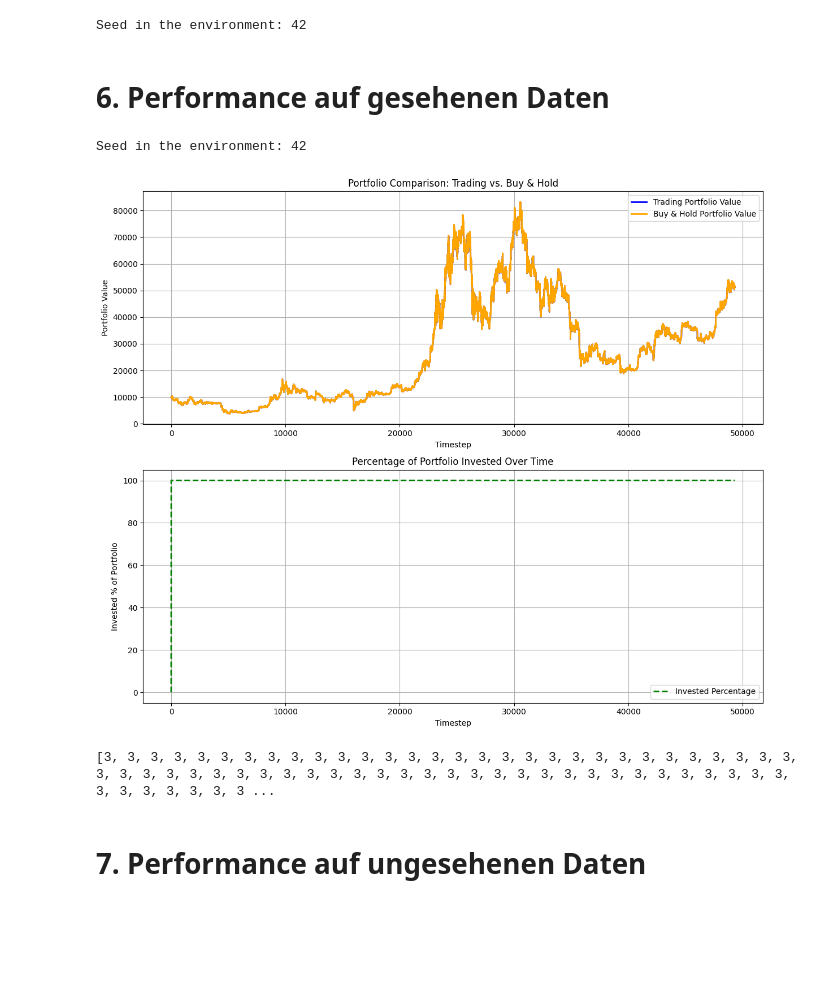
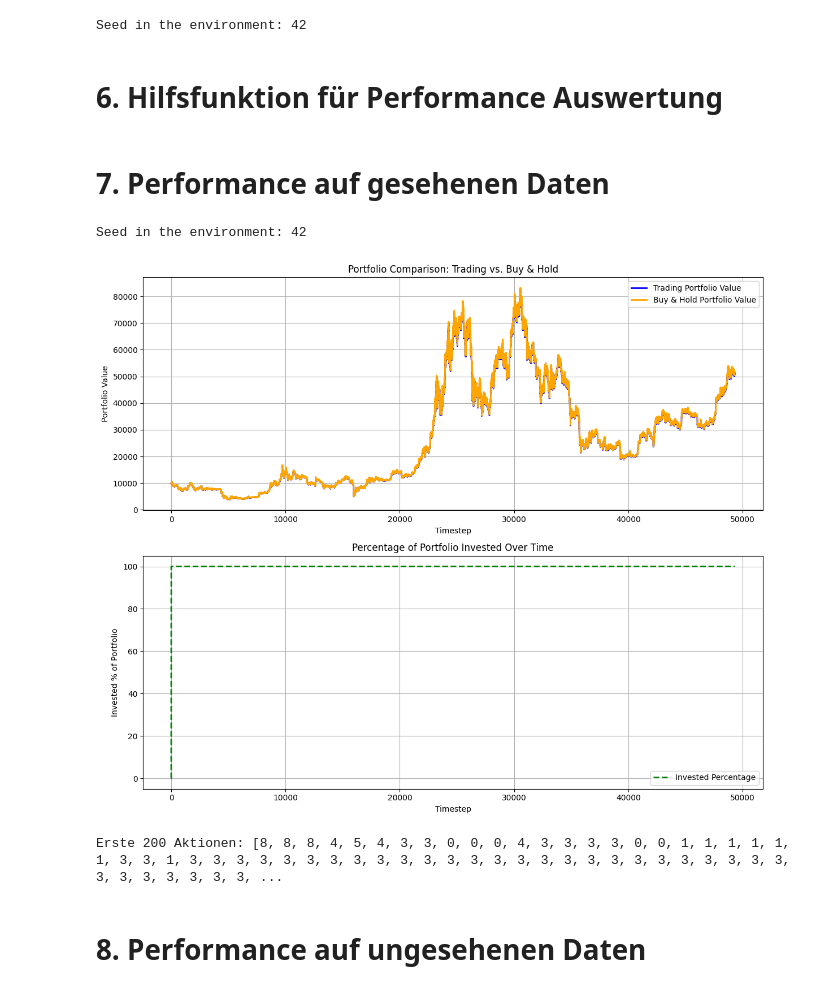
Before and after one commit to TrxtanF/Studienarbeit, a Jupyter notebook: Agents/simple_evaluation.ipynb, the cells around one changed output. Drawn from its saved outputs; the diff is of its cells as text; code cells hidden in the pictures; blank space fills up the shorter version.

Commit message:
Aktionsvergleich

```diff
--- a/Agents/simple_evaluation.ipynb
+++ b/Agents/simple_evaluation.ipynb
@@ -36,7 +36,7 @@ Daten erfolgreich eingelesen
 # %%
 A2C_model = PPO.load("A2C/a2c_trading_model.zip")
 #DQN_model = PPO.load("DQN/dqn_trading_model.zip")
-PPO_model = PPO.load("PPO/PPO_Model_Optuna_200K.zip")
+PPO_model = PPO.load("PPO/PPO_Model_Without_200K.zip")
 
 model = PPO_model
 # %% [markdown]
@@ -61,3 +61,5 @@ test_env = TradingEnv(
     )
 # %% [output]
 Seed in the environment: 42
+# %% [markdown]
+# 6. Hilfsfunktion für Performance Auswertung
@@ -64,25 +97,10 @@ Seed in the environment: 42
 # %% [markdown]
-# 6. Performance auf gesehenen Daten
+# 7. Performance auf gesehenen Daten
-# %%
-obs, info = train_env.reset(seed=SEED)
-done = False
-
-# Liste der actionen
-action_list = []
-
-while not done:
-    # Bestimme die Aktion (deterministisch)
-    action, _states = model.predict(obs, deterministic=True)
-    action = int(action)  # oder: action = action.item()
-    obs, reward, done, truncated, info = train_env.step(action)
-    action_list.append(action)
-
-# Hier wird der Zustand gerendert (z.B. als Plot). Du kannst den Render-Modus anpassen.
-train_env.render(mode='human')
-print(action_list[:200])
-# %% [output]
-Seed in the environment: 42
-[figure, removed]
-[3, 3, 3, 3, 3, 3, 3, 3, 3, 3, 3, 3, 3, 3, 3, 3, 3, 3, 3, 3, 3, 3, 3, 3, 3, 3, 3, 3, 3, 3, 3, 3, 3, 3, 3, 3, 3, 3, 3, 3, 3, 3, 3, 3, 3, 3, 3, 3, 3, 3, 3, 3, 3, 3, 3, 3, 3, 3, 3, 3, 3, 3, 3, 3, 3, 3, 3 ...
+# %%
+train_actions = simulate_episode(train_env, model, seed=SEED)
+# %% [output]
+Seed in the environment: 42
+[figure, added]
+Erste 200 Aktionen: [8, 8, 8, 4, 5, 4, 3, 3, 0, 0, 0, 4, 3, 3, 3, 3, 0, 0, 1, 1, 1, 1, 1, 1, 3, 3, 1, 3, 3, 3, 3, 3, 3, 3, 3, 3, 3, 3, 3, 3, 3, 3, 3, 3, 3, 3, 3, 3, 3, 3, 3, 3, 3, 3, 3, 3, 3, 3, 3, 3, ...
 # %% [markdown]
-# 7. Performance auf ungesehenen Daten
+# 8. Performance auf ungesehenen Daten
```
Also changed, not shown: parts of 12 cells of this notebook.
